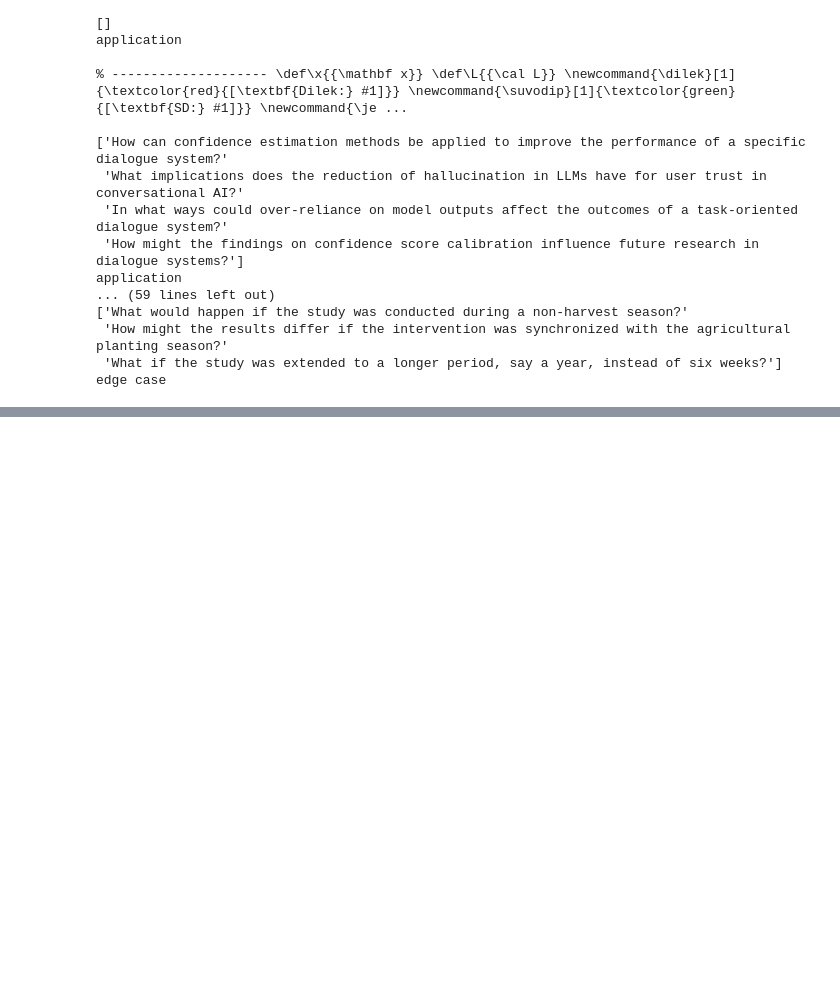
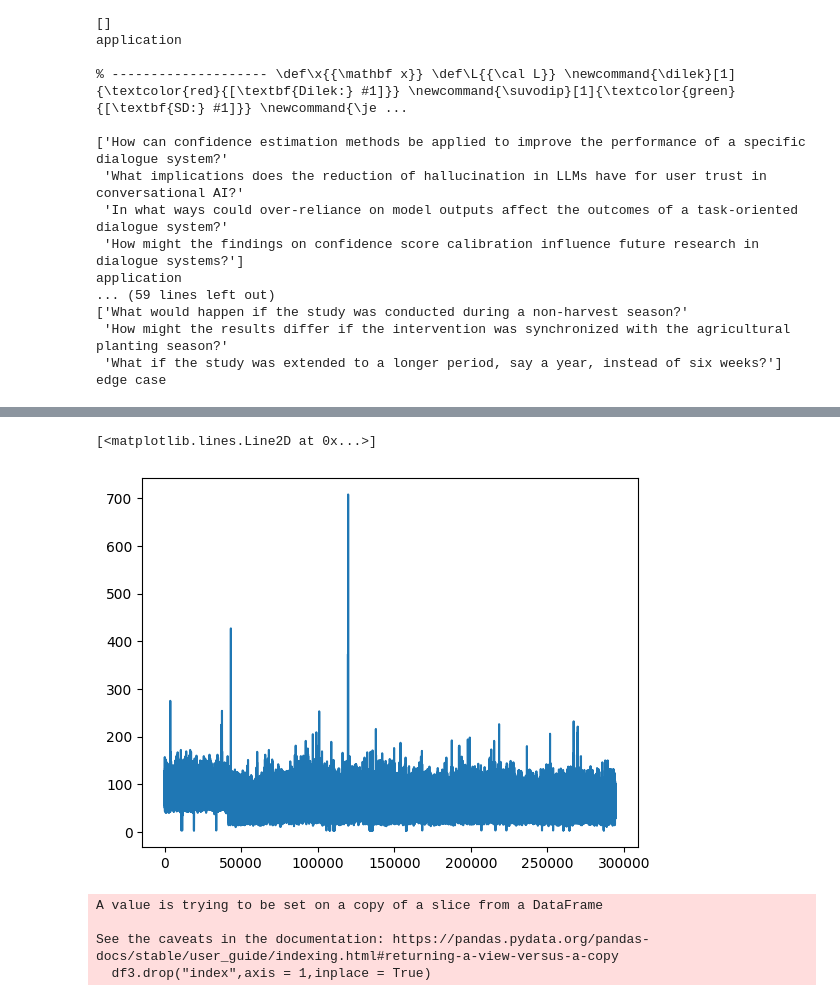
Before and after one commit to akshayparate123/SKY-Personal-AI, a Jupyter notebook: Training/ipynb/Query_Rewritting.ipynb, the cells around one changed output, grey strips where cells are left out. Cells and saved outputs as stored; diff of their text form; code cells hidden in the pictures; blank space fills up the shorter version.

```diff
--- a/Training/ipynb/Query_Rewritting.ipynb
+++ b/Training/ipynb/Query_Rewritting.ipynb
@@ -83,0 +121,11 @@ edge case
+# %%
+tokenizedLengthList = []
+for question in tqdm(list(df3["potential_question_directions"])):
+    input_tokenized = tokenizer(str(question),return_tensors='pt')
+    tokenizedLength = len(input_tokenized["input_ids"][0])
+    tokenizedLengthList.append(tokenizedLength)
+# %%
+plt.plot(tokenizedLengthList)
+# %% [output]
+[<matplotlib.lines.Line2D at 0x...>]
+[figure, added]
@@ -83,0 +140,9 @@ edge case
+# %%
+df3.sample(frac = 1)
+df3.reset_index(inplace=True)
+df3.drop("index",axis = 1,inplace = True)
+# %% [output]
+A value is trying to be set on a copy of a slice from a DataFrame
+
+See the caveats in the documentation: https://pandas.pydata.org/pandas-docs/stable/user_guide/indexing.html#returning-a-view-versus-a-copy
+  df3.drop("index",axis = 1,inplace = True)
```
Also changed, not shown: parts of 15 cells of this notebook, 2 other files.
